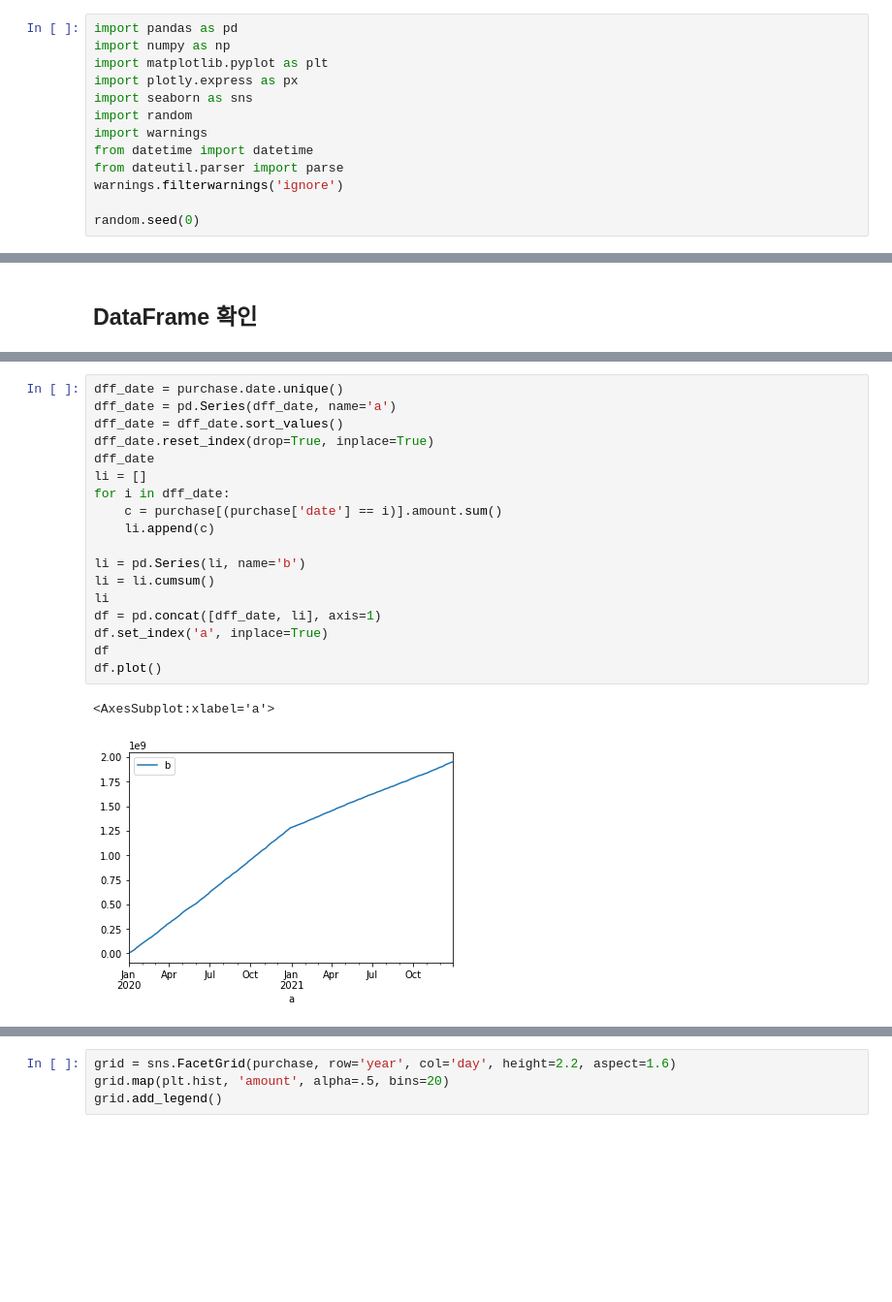
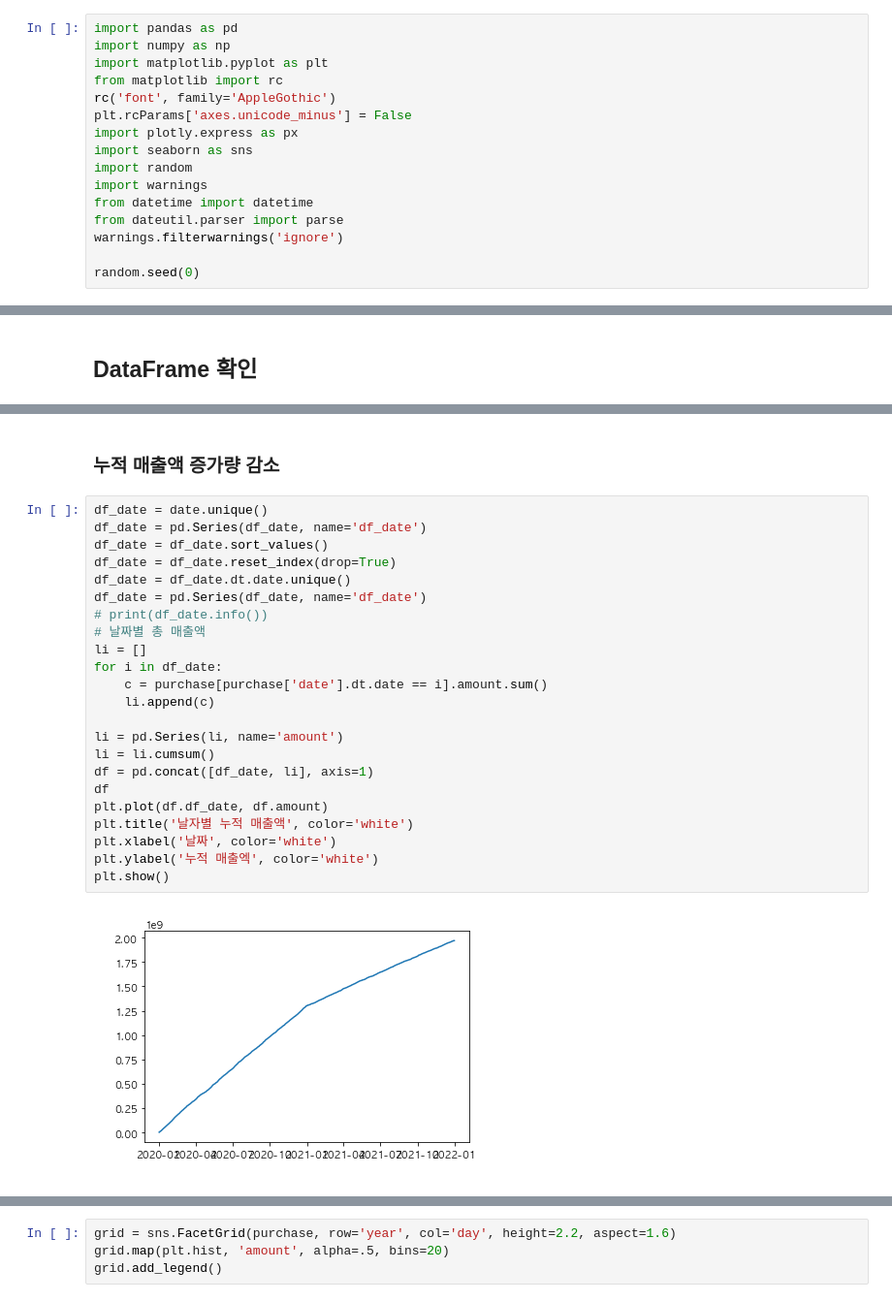
Before and after one commit to zivary/Working-with-data, a Jupyter notebook: 고객거래데이터_cakd_07_맛집트레블러.ipynb, the cells around one changed output, grey strips where cells are left out. Shown: that part at 97% size. Drawn from its saved outputs; the diff is of its cells as text; blank space fills up the shorter version.

```diff
--- a/고객거래데이터_cakd_07_맛집트레블러.ipynb
+++ b/고객거래데이터_cakd_07_맛집트레블러.ipynb
@@ -58,6 +57,9 @@
 import pandas as pd
 import numpy as np
 import matplotlib.pyplot as plt
+from matplotlib import rc
+rc('font', family='AppleGothic')
+plt.rcParams['axes.unicode_minus'] = False
 import plotly.express as px
 import seaborn as sns
 import random
@@ -901,21 +862,27 @@ Name: AVC_21, dtype: int64
+# %% [markdown]
+###  누적 매출액 증가량 감소
 # %%
-dff_date = purchase.date.unique()
-dff_date = pd.Series(dff_date, name='a')
-dff_date = dff_date.sort_values()
-dff_date.reset_index(drop=True, inplace=True)
-dff_date
+df_date = date.unique()
+df_date = pd.Series(df_date, name='df_date')
+df_date = df_date.sort_values()
+df_date = df_date.reset_index(drop=True)
+df_date = df_date.dt.date.unique()
+df_date = pd.Series(df_date, name='df_date')
+# print(df_date.info())
+# 날짜별 총 매출액
 li = []
-for i in dff_date:
-    c = purchase[(purchase['date'] == i)].amount.sum()
+for i in df_date:
+    c = purchase[purchase['date'].dt.date == i].amount.sum()
     li.append(c)
 
-li = pd.Series(li, name='b')
+li = pd.Series(li, name='amount')
 li = li.cumsum()
-li
-df = pd.concat([dff_date, li], axis=1)
-df.set_index('a', inplace=True)
+df = pd.concat([df_date, li], axis=1)
 df
-df.plot()
+plt.plot(df.df_date, df.amount)
+plt.title('날자별 누적 매출액', color='white')
+plt.xlabel('날짜', color='white')
+plt.ylabel('누적 매출엑', color='white')
+plt.show()
 # %% [output]
-<AxesSubplot:xlabel='a'>
-[figure, old version]
+[figure, new version]
```
Also changed, not shown: parts of 97 cells of this notebook.
